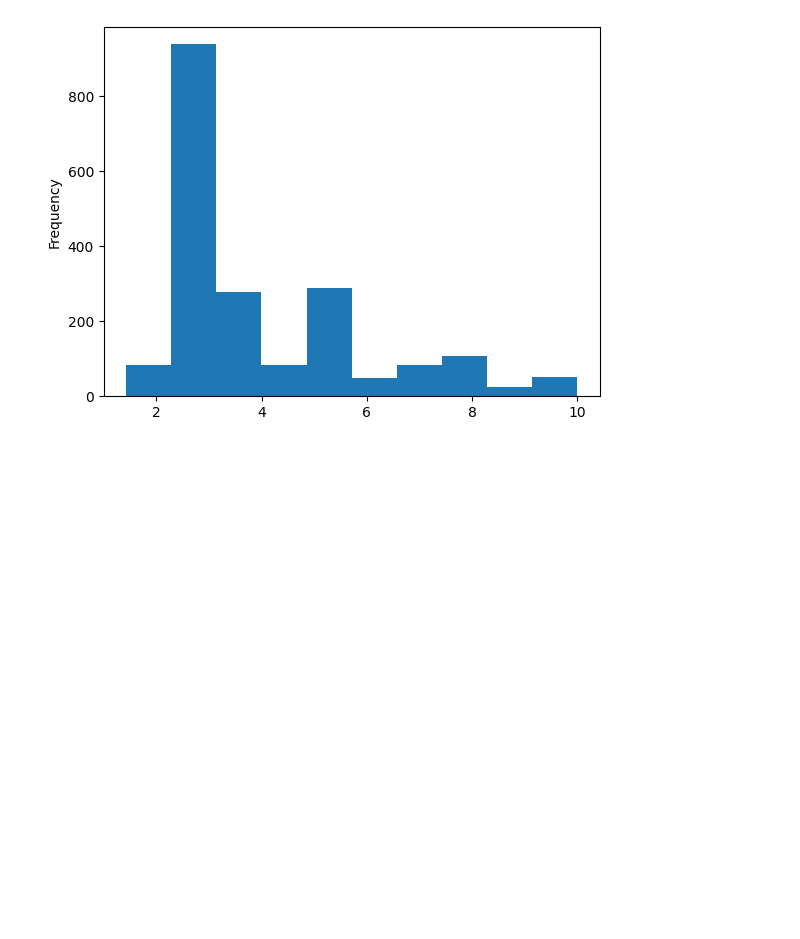
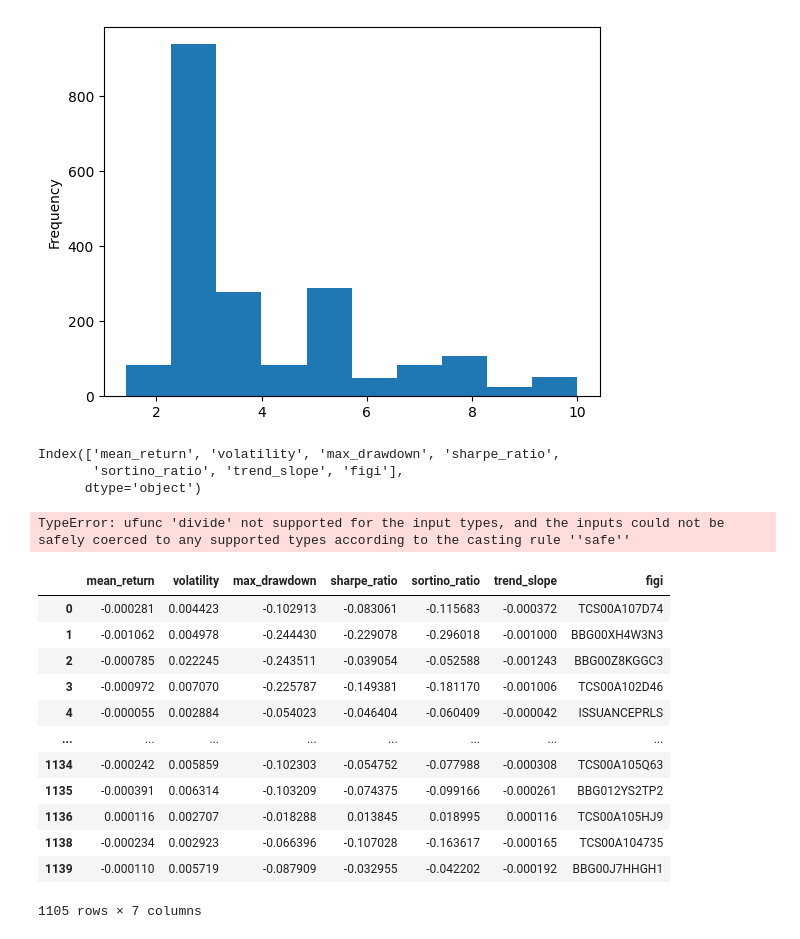
Before and after one commit to D1ffic00lt/securities-recommendation-system, a Jupyter notebook: baselines/ratings_baseline.ipynb, the cells around one changed output. Cells and saved outputs as stored; diff of their text form; code cells hidden in the pictures; blank space fills up the shorter version.

Commit message:
rating testing

```diff
--- a/baselines/ratings_baseline.ipynb
+++ b/baselines/ratings_baseline.ipynb
@@ -254,3 +254,11 @@ shares_rating.plot(kind="hist")
 # %% [output]
 <Axes: ylabel='Frequency'>
 [figure]
+# %%
+bonds_rating = pd.read_csv("../bonds_price_ratings.csv")
+# %%
+bonds_rating.columns
+# %% [output]
+Index(['mean_return', 'volatility', 'max_drawdown', 'sharpe_ratio',
+       'sortino_ratio', 'trend_slope', 'figi'],
+      dtype='object')
@@ -256,0 +267,20 @@ shares_rating.plot(kind="hist")
+# %%
+bonds_normed_rating = NormalizedData(bonds_rating, keys=bonds_rating.columns)
+# %% [output]
+TypeError: ufunc 'divide' not supported for the input types, and the inputs could not be safely coerced to any supported types according to the casting rule ''safe''
+# %%
+bonds_rating[~bonds_rating.mean_return.isna()]
+# %% [output]
+|  | mean_return | volatility | max_drawdown | sharpe_ratio | sortino_ratio | trend_slope | figi |
+| 0 | -0.000281 | 0.004423 | -0.102913 | -0.083061 | -0.115683 | -0.000372 | TCS00A107D74 |
+| 1 | -0.001062 | 0.004978 | -0.244430 | -0.229078 | -0.296018 | -0.001000 | BBG00XH4W3N3 |
+| 2 | -0.000785 | 0.022245 | -0.243511 | -0.039054 | -0.052588 | -0.001243 | BBG00Z8KGGC3 |
+| 3 | -0.000972 | 0.007070 | -0.225787 | -0.149381 | -0.181170 | -0.001006 | TCS00A102D46 |
+| 4 | -0.000055 | 0.002884 | -0.054023 | -0.046404 | -0.060409 | -0.000042 | ISSUANCEPRLS |
+| ... | ... | ... | ... | ... | ... | ... | ... |
+| 1134 | -0.000242 | 0.005859 | -0.102303 | -0.054752 | -0.077988 | -0.000308 | TCS00A105Q63 |
+| 1135 | -0.000391 | 0.006314 | -0.103209 | -0.074375 | -0.099166 | -0.000261 | BBG012YS2TP2 |
+| 1136 | 0.000116 | 0.002707 | -0.018288 | 0.013845 | 0.018995 | 0.000116 | TCS00A105HJ9 |
+| 1138 | -0.000234 | 0.002923 | -0.066396 | -0.107028 | -0.163617 | -0.000165 | TCS00A104735 |
+| 1139 | -0.000110 | 0.005719 | -0.087909 | -0.032955 | -0.042202 | -0.000192 | BBG00J7HHGH1 |
+1105 rows × 7 columns
```
Also changed, not shown: parts of 1 cell of this notebook.
